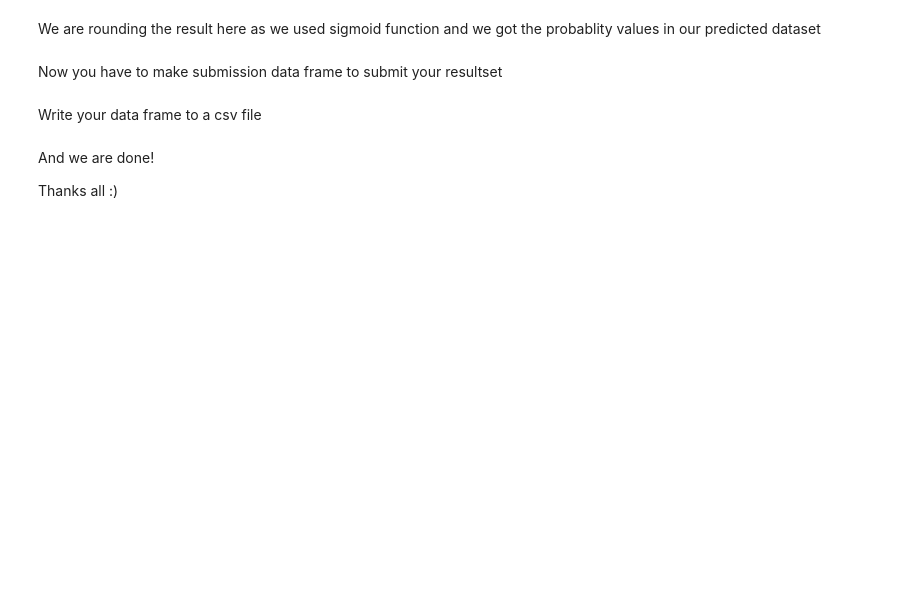
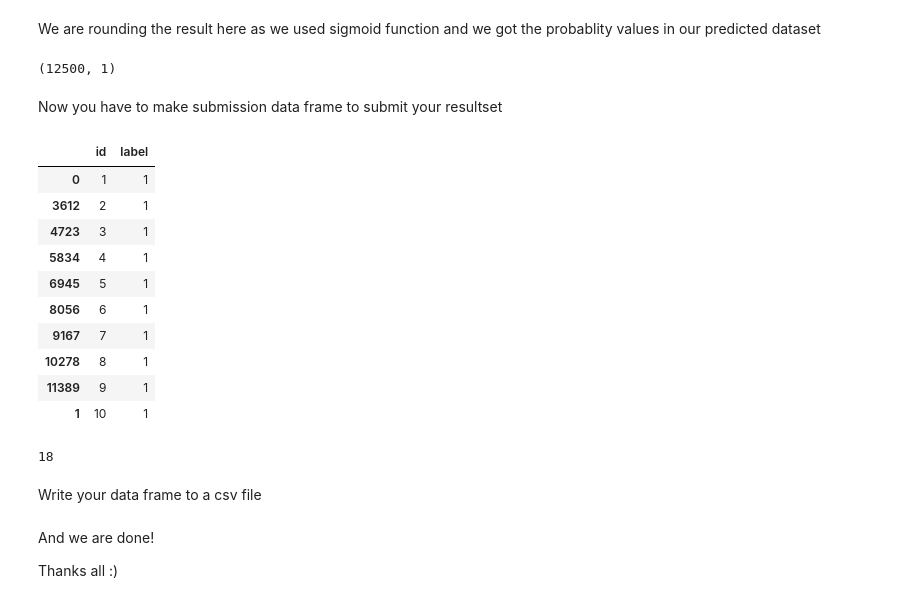
Before and after one commit to PilarDenia/activity_bootcamp_jun2020, a Jupyter notebook: 2_Machine_Learning/semana_29/día_4/cats-vs-dogs-cnn - Clase2.ipynb, the cells around one changed output. Cells and saved outputs as stored; diff of their text form; code cells hidden in the pictures; blank space fills up the shorter version.

```diff
--- a/2_Machine_Learning/semana_29/día_4/cats-vs-dogs-cnn - Clase2.ipynb
+++ b/2_Machine_Learning/semana_29/día_4/cats-vs-dogs-cnn - Clase2.ipynb
@@ -114,7 +264,38 @@ so feed your model with test data to predict
+# %%
+predictions = model.predict(X_test) #También podríamos hacer uso de la función predict_poba(), que nos daría la probabilidad de ser una clase u otra
 # %% [markdown]
 We are rounding the result here as we used sigmoid function and we got the probablity values in our predicted dataset
+# %%
+predictions.shape
+# %% [output]
+(12500, 1)
+# %%
+predicted_val = [int(round(p[0])) for p in predictions]
 # %% [markdown]
 Now you have to make submission data frame to submit your resultset
+# %%
+submission_df = pd.DataFrame({'id': id_line,
+                              'label': predicted_val})
+# %%
+submission_df.id = submission_df.id.astype(int)
+# %%
+submission_df.sort_values('id').head(10)
+# %% [output]
+|  | id | label |
+| 0 | 1 | 1 |
+| 3612 | 2 | 1 |
+| 4723 | 3 | 1 |
+| 5834 | 4 | 1 |
+| 6945 | 5 | 1 |
+| 8056 | 6 | 1 |
+| 9167 | 7 | 1 |
+| 10278 | 8 | 1 |
+| 11389 | 9 | 1 |
+| 1 | 10 | 1 |
+# %%
+(submission_df['label'] == 0).sum()
+# %% [output]
+18
 # %% [markdown]
 Write your data frame to a csv file
 # %% [markdown]
```
Also changed, not shown: parts of 19 cells of this notebook, 30 other files.
